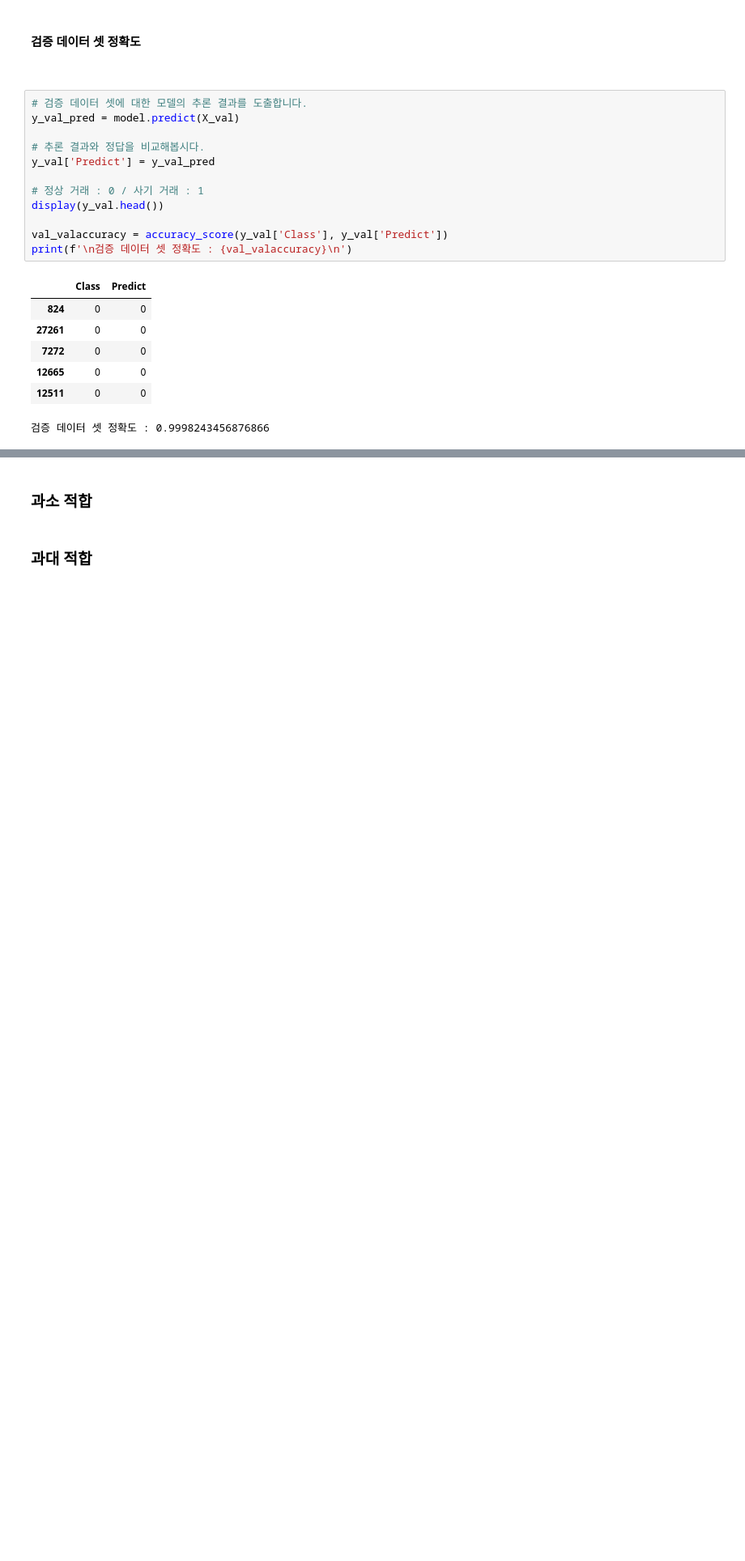
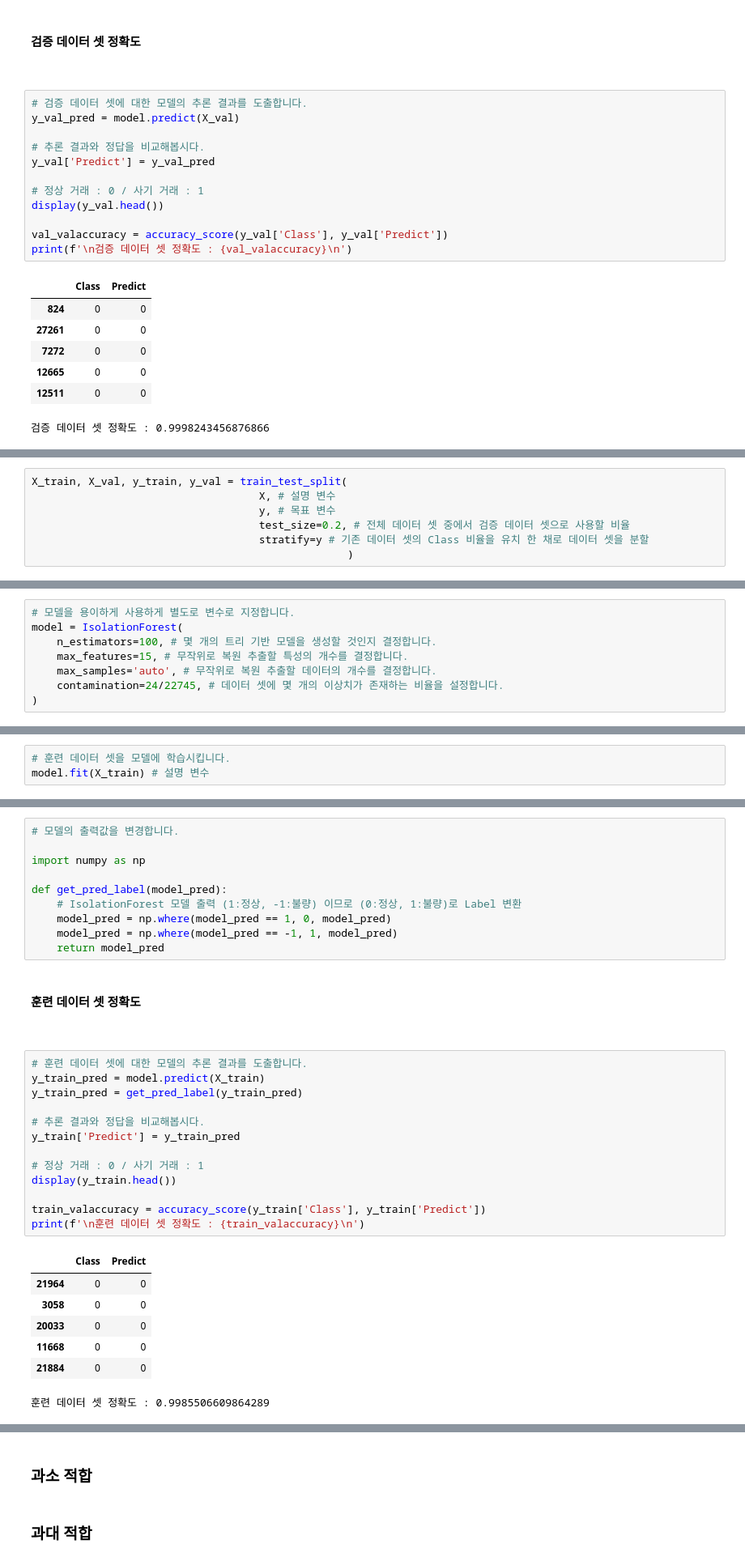
Before and after one commit to namwootree/Dacrew-4th, a Jupyter notebook: Stage_3.ipynb, the cells around one changed output, grey strips where cells are left out. Shown at 81% size. Saved outputs shown, nothing was run; the diff lists cells and outputs as text; blank space fills up the shorter version.

```diff
--- a/Stage_3.ipynb
+++ b/Stage_3.ipynb
@@ -619,0 +624,7 @@ print(f'\n검증 데이터 셋 정확도 : {val_valaccuracy}\n')
+# %%
+X_train, X_val, y_train, y_val = train_test_split(
+                                    X, # 설명 변수
+                                    y, # 목표 변수
+                                    test_size=0.2, # 전체 데이터 셋 중에서 검증 데이터 셋으로 사용할 비율
+                                    stratify=y # 기존 데이터 셋의 Class 비율을 유치 한 채로 데이터 셋을 분할
+                                                  )
@@ -619,0 +640,8 @@ print(f'\n검증 데이터 셋 정확도 : {val_valaccuracy}\n')
+# %%
+# 모델을 용이하게 사용하게 별도로 변수로 지정합니다.
+model = IsolationForest(
+    n_estimators=100, # 몇 개의 트리 기반 모델을 생성할 것인지 결정합니다.
+    max_features=15, # 무작위로 복원 추출할 특성의 개수를 결정합니다.
+    max_samples='auto', # 무작위로 복원 추출할 데이터의 개수를 결정합니다.
+    contamination=24/22745, # 데이터 셋에 몇 개의 이상치가 존재하는 비율을 설정합니다.
+)
@@ -619,0 +655,3 @@ print(f'\n검증 데이터 셋 정확도 : {val_valaccuracy}\n')
+# %%
+# 훈련 데이터 셋을 모델에 학습시킵니다.
+model.fit(X_train) # 설명 변수
@@ -619,0 +664,37 @@ print(f'\n검증 데이터 셋 정확도 : {val_valaccuracy}\n')
+# %%
+# 모델의 출력값을 변경합니다.
+
+import numpy as np
+
+def get_pred_label(model_pred):
+    # IsolationForest 모델 출력 (1:정상, -1:불량) 이므로 (0:정상, 1:불량)로 Label 변환
+    model_pred = np.where(model_pred == 1, 0, model_pred)
+    model_pred = np.where(model_pred == -1, 1, model_pred)
+    return model_pred
+# %% [markdown]
+<br>
+
+**훈련 데이터 셋 정확도**
+
+<br>
+# %%
+# 훈련 데이터 셋에 대한 모델의 추론 결과를 도출합니다.
+y_train_pred = model.predict(X_train)
+y_train_pred = get_pred_label(y_train_pred)
+
+# 추론 결과와 정답을 비교해봅시다.
+y_train['Predict'] = y_train_pred
+
+# 정상 거래 : 0 / 사기 거래 : 1
+display(y_train.head())
+
+train_valaccuracy = accuracy_score(y_train['Class'], y_train['Predict'])
+print(f'\n훈련 데이터 셋 정확도 : {train_valaccuracy}\n')
+# %% [output]
+|  | Class | Predict |
+| 21964 | 0 | 0 |
+| 3058 | 0 | 0 |
+| 20033 | 0 | 0 |
+| 11668 | 0 | 0 |
+| 21884 | 0 | 0 |
+훈련 데이터 셋 정확도 : 0.9985506609864289
```
Also changed, not shown: parts of 86 cells of this notebook.
